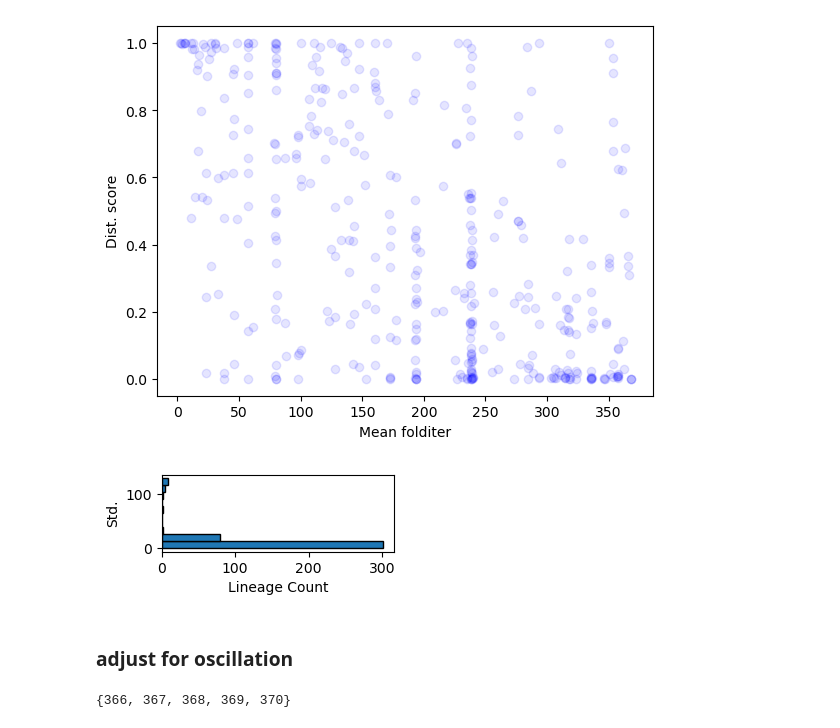
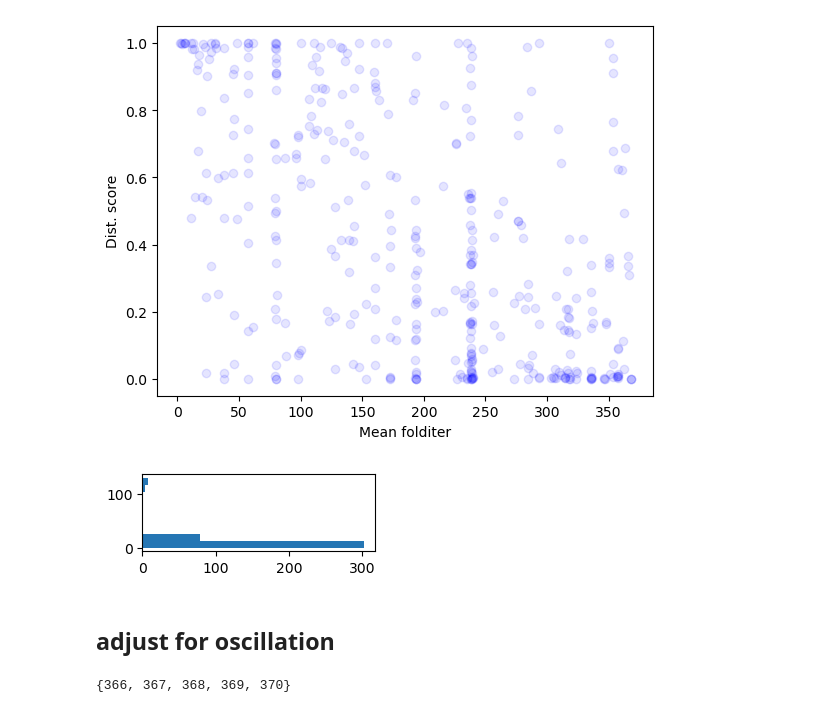
Before and after one commit to tseamuscorlett/enzyme-gated-network-expansion, a Jupyter notebook: (3B)aveDS_at_iter_vs_iterNum_20240213.ipynb, the cells around one changed output. Drawn from its saved outputs; the diff is of its cells as text; code cells hidden in the pictures.

```diff
--- a/(3B)aveDS_at_iter_vs_iterNum_20240213.ipynb
+++ b/(3B)aveDS_at_iter_vs_iterNum_20240213.ipynb
@@ -118,18 +122,18 @@ scatter(x2foMean, x2ds, 'Mean folditer', 'Dist. score')
 # %%
 data1 = list(x2foStd.values())
 plt.figure(figsize=(3, 1))
-plt.hist(data1, bins=10, edgecolor='k', orientation='horizontal')
-plt.ylabel('Std.')
-plt.xlabel('Lineage Count')
+plt.hist(data1, bins=10, color='#2576B4', edgecolor=None, orientation='horizontal')
+# plt.ylabel('Std.')
+# plt.xlabel('Lineage Count')
 
 # plt.yscale('log', nonpositive='clip')
 # plt.savefig('inset.svg', dpi=300, bbox_inches = 'tight')
 
 plt.show()
 # %% [output]
-[figure, old version]
+[figure, new version]
 # %% [markdown]
-### adjust for oscillation
+## adjust for oscillation
 # %%
 lengths = set()
 for run in df_folds_folditer.columns:
```
Also changed, not shown: parts of 63 cells of this notebook, 6 other files.
